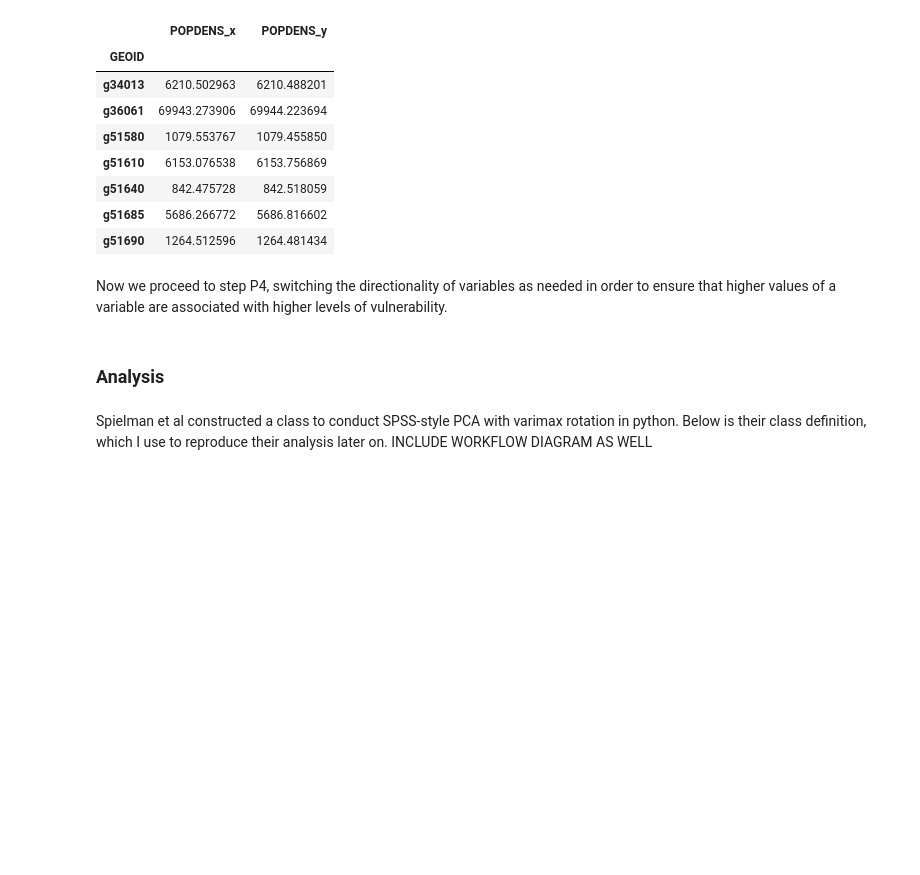
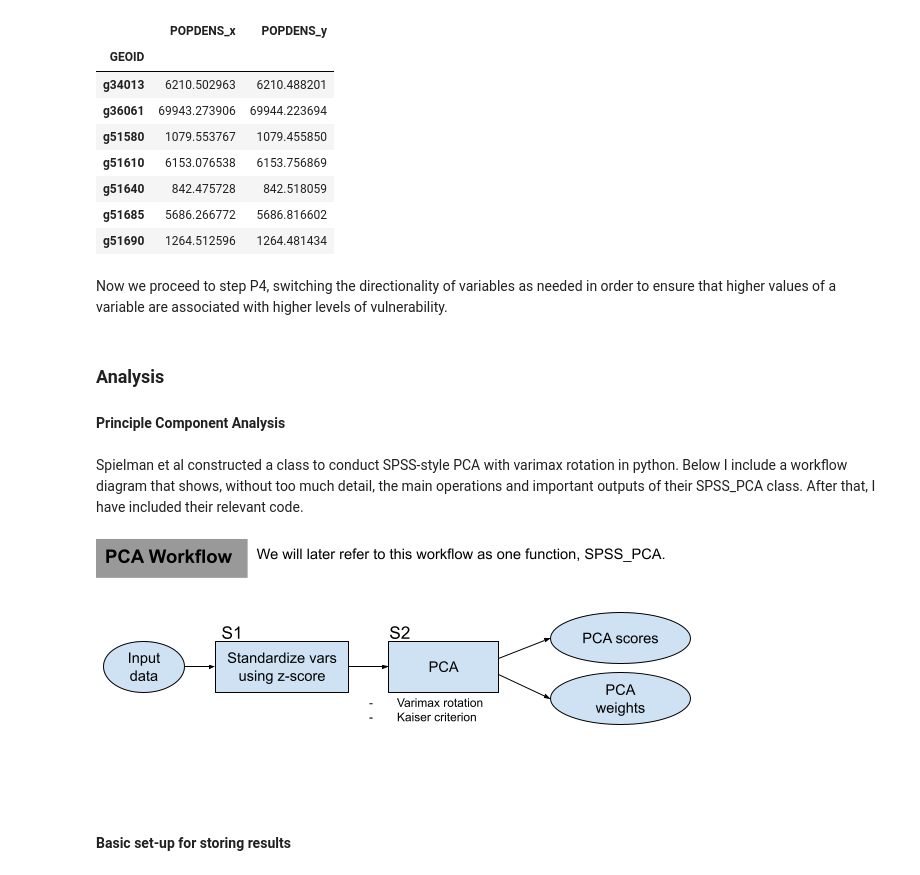
Before and after one commit to HEGSRR/RPl-Spielman-2020, a Jupyter notebook: procedure/code/reproduction/reproduction_report.ipynb, the cells around one changed output. Saved outputs shown, nothing was run; the diff lists cells and outputs as text; code cells hidden in the pictures; blank space fills up the shorter version.

```diff
--- a/procedure/code/reproduction/reproduction_report.ipynb
+++ b/procedure/code/reproduction/reproduction_report.ipynb
@@ -748,8 +750,13 @@ for name, sign, sample, hrname in input_names:
         raise
 # %% [markdown]
 ### Analysis
+#### Principle Component Analysis
 # %% [markdown]
-Spielman et al constructed a class to conduct SPSS-style PCA with varimax rotation in python. Below is their class definition, which I use to reproduce their analysis later on. INCLUDE WORKFLOW DIAGRAM AS WELL
+Spielman et al constructed a class to conduct SPSS-style PCA with varimax rotation in python. Below I include a workflow diagram that shows, without too much detail, the main operations and important outputs of their SPSS_PCA class. After that, I have included their relevant code.
+# %%
+display.Image(here(path["rfig"], "workflow_PCA.png"))
+# %% [output]
+[figure, added]
 # %%
 class SPSS_PCA:
 	'''
@@ -910,3 +919,5 @@ class SPSS_PCA:
 			if d_old!=0 and d/d_old < 1 + tol:
 				break
 		return np.dot(Phi, R)
+# %% [markdown]
+#### Basic set-up for storing results
```
Also changed, not shown: parts of 29 cells of this notebook, 6 other files.
